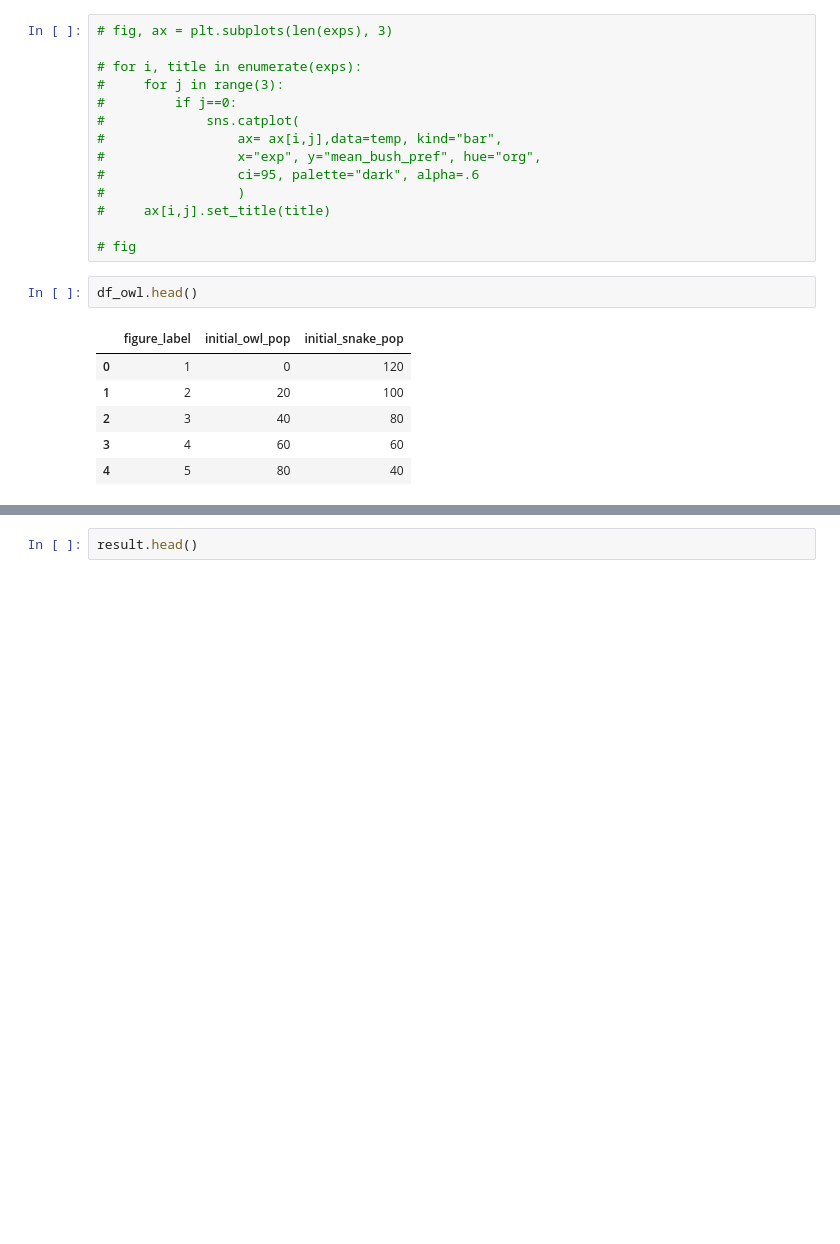
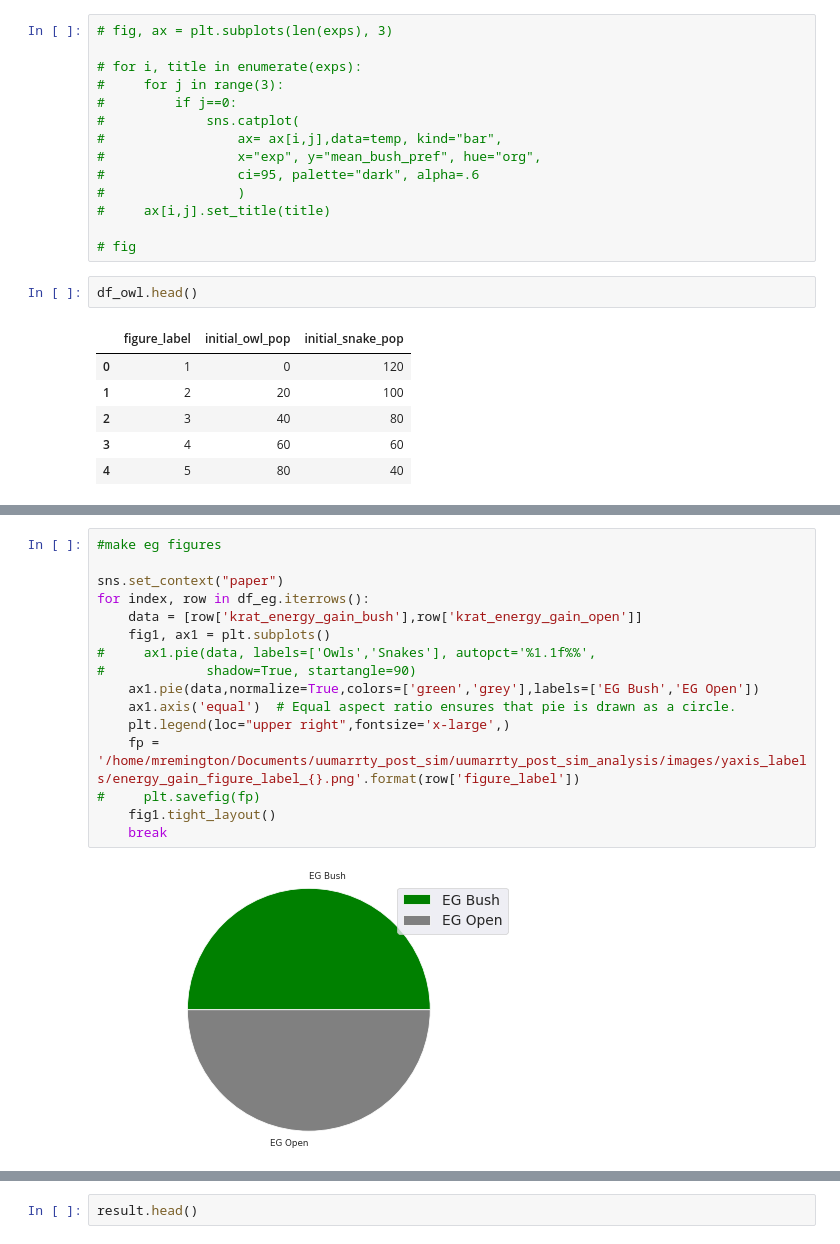
Before and after one commit to michaelremington2/uumarrty_post_sim_analysis, a Jupyter notebook: Figures_and_stats.ipynb, the cells around one changed output, grey strips where cells are left out. Drawn from its saved outputs; the diff is of its cells as text; blank space fills up the shorter version.

```diff
--- a/Figures_and_stats.ipynb
+++ b/Figures_and_stats.ipynb
@@ -161,3 +199,21 @@ for index, row in df_owl.iterrows():
+# %%
+#make eg figures
+
+sns.set_context("paper")
+for index, row in df_eg.iterrows():
+    data = [row['krat_energy_gain_bush'],row['krat_energy_gain_open']]
+    fig1, ax1 = plt.subplots()
+#     ax1.pie(data, labels=['Owls','Snakes'], autopct='%1.1f%%',
+#             shadow=True, startangle=90)
+    ax1.pie(data,normalize=True,colors=['green','grey'],labels=['EG Bush','EG Open'])
+    ax1.axis('equal')  # Equal aspect ratio ensures that pie is drawn as a circle.
+    plt.legend(loc="upper right",fontsize='x-large',)
+    fp = '/home/mremington/Documents/uumarrty_post_sim/uumarrty_post_sim_analysis/images/yaxis_labels/energy_gain_figure_label_{}.png'.format(row['figure_label'])
+#     plt.savefig(fp)
+    fig1.tight_layout()
+    break
+# %% [output]
+[figure, added]
 # %%
 #https://stackoverflow.com/questions/44246650/add-image-annotations-to-bar-plots/44264051#44264051
 
```
Also changed, not shown: parts of 9 cells of this notebook, 22 other files.
